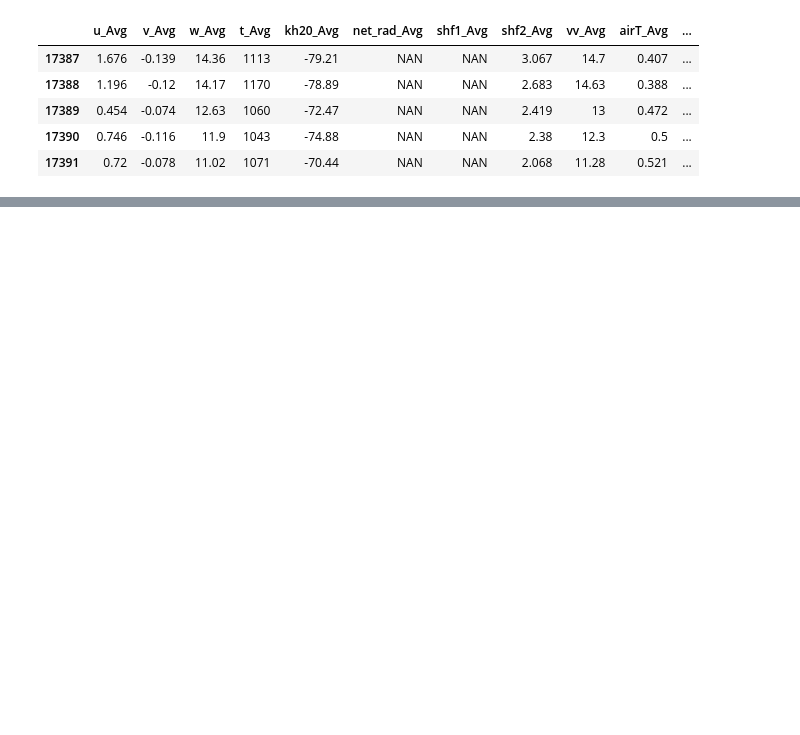
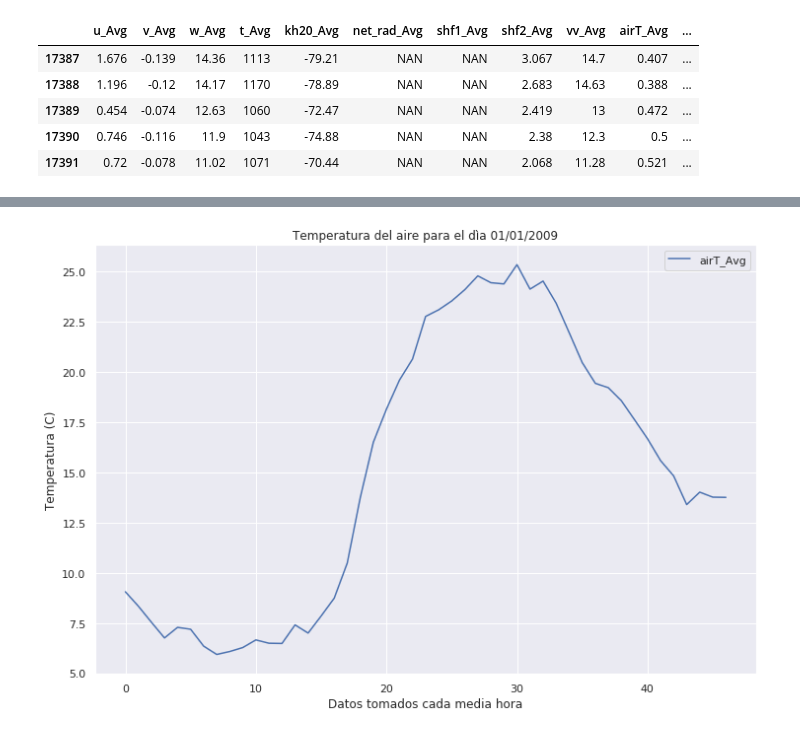
Before and after one commit to JoseDGV/Fisica_Computacional, a Jupyter notebook: Actividad 8.ipynb, the cells around one changed output, grey strips where cells are left out. Drawn from its saved outputs; the diff is of its cells as text; code cells hidden in the pictures; blank space fills up the shorter version.

```diff
--- a/Actividad 8.ipynb
+++ b/Actividad 8.ipynb
@@ -308,0 +326,14 @@ dtype: object
+# %%
+#Realizamos una gráfica para la temperatura del aire
+sns.set(rc={'figure.figsize':(12,8)})
+
+fig = plt.figure(); df_1dia['airT_Avg'].plot(); plt.legend(loc='best')
+plt.title('Temperatura del aire para el dìa 01/01/2009')
+plt.ylabel('Temperatura (C)')
+plt.xlabel('Datos tomados cada media hora')
+
+plt.grid(True)
+
+fig.savefig("Taire1dia",plt=2000)
+# %% [output]
+[figure, added]
```
Also changed, not shown: parts of 38 cells of this notebook.
